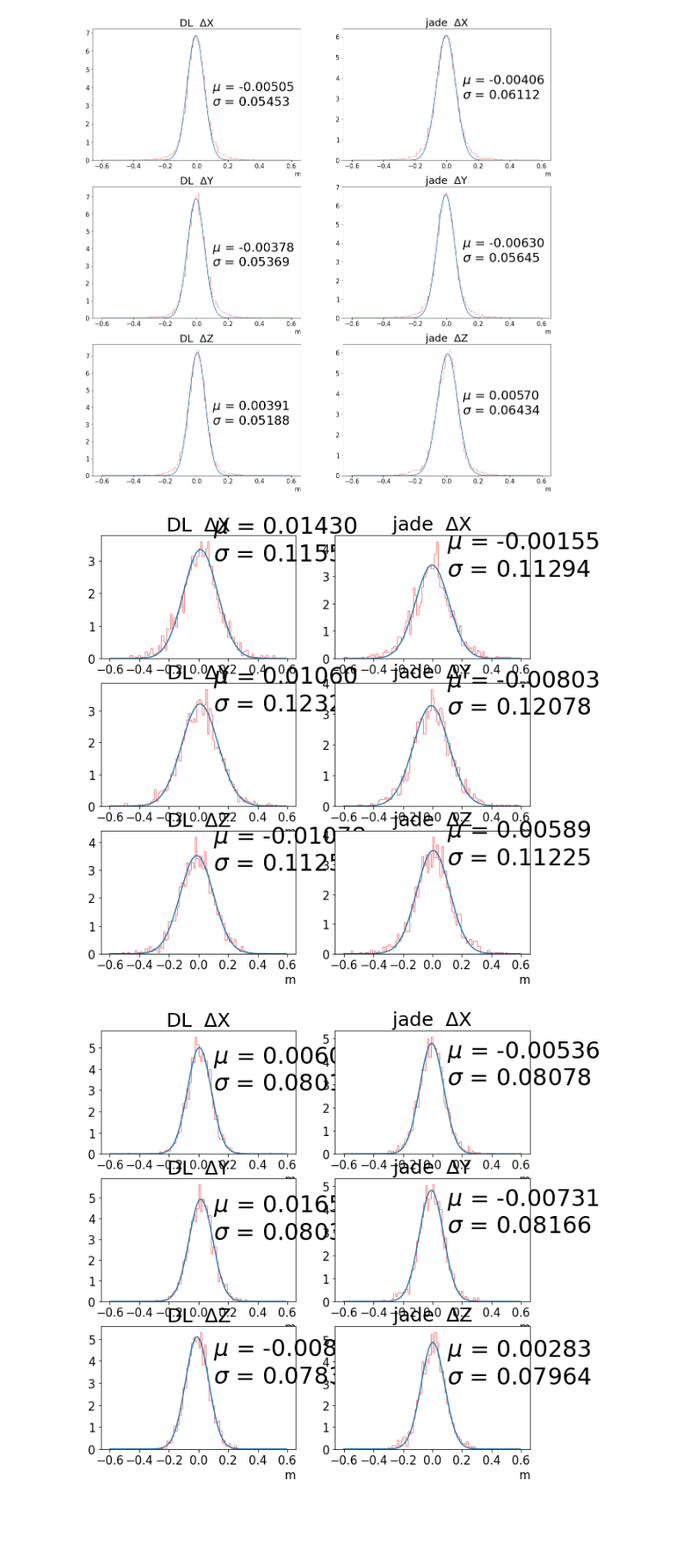
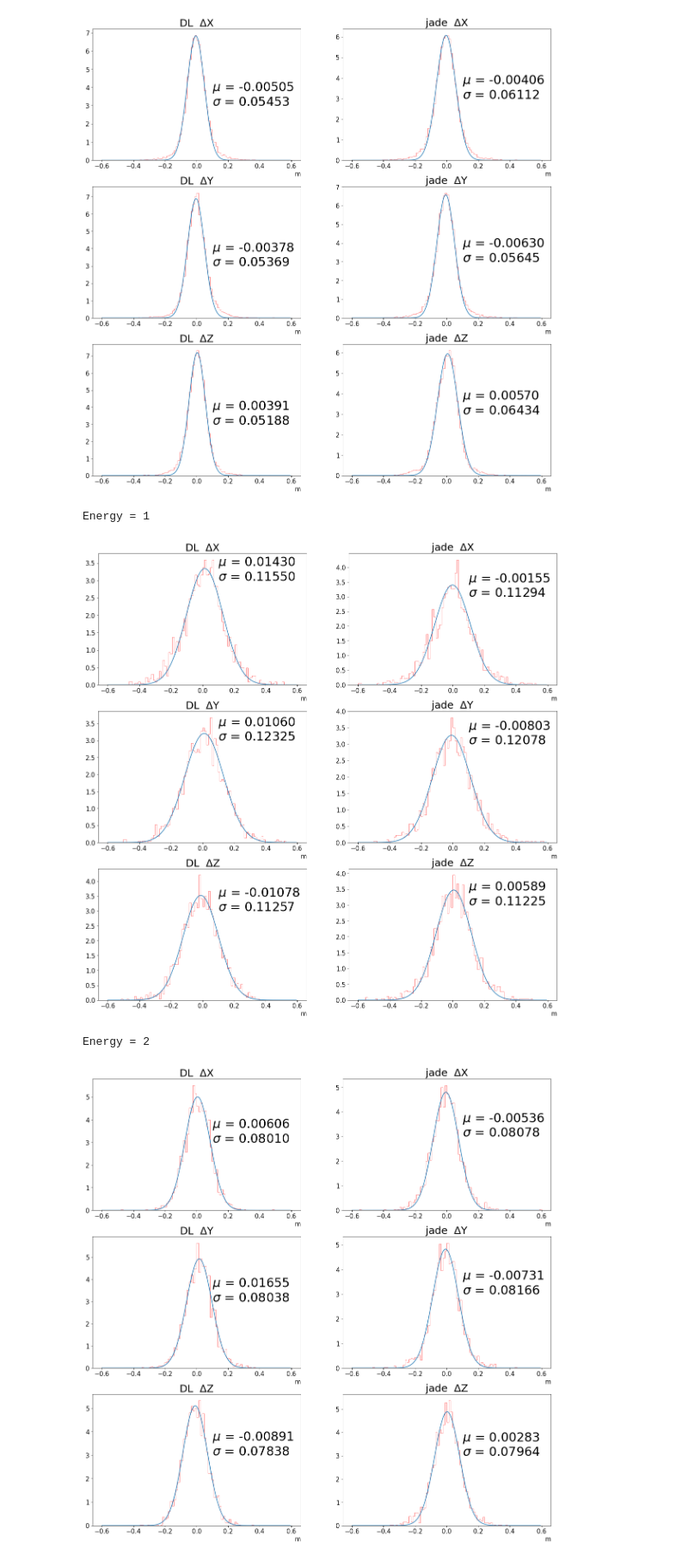
Before and after one commit to chyoo92/JSNS2_vertex, a Jupyter notebook: plot_jade_energy-Copy1.ipynb, the cells around one changed output. Shown at 86% size. Cells and saved outputs as stored; diff of their text form; code cells hidden in the pictures; blank space fills up the shorter version.

```diff
--- a/plot_jade_energy-Copy1.ipynb
+++ b/plot_jade_energy-Copy1.ipynb
@@ -383,7 +383,7 @@ for a in energy_list:
     def gaussian(x, A, mu, sigma):
         f = A*np.exp(-(x-mu)**2/2./sigma**2)
         return f
-    plt.rcParams['figure.figsize'] = (10, 10)
+    plt.rcParams['figure.figsize'] = (20, 20)
     plt.subplot(3,2,1)
     tmp_hist = plt.hist(pred[:,0][energy == a] - label[:,0][energy == a],bins = 100, range = [-ran,ran], color= 'r', alpha = 0.5, density = True, histtype = 'step')
     hist_N = tmp_hist[0]
@@ -490,32 +490,36 @@ for a in energy_list:
     plt.yticks(fontsize = 15)
     plt.xlabel("m", fontsize=15, loc='right')
     plt.text(0.10,3,r'$\mu$ = ' +f"{popt[1]:.5f}"+'\n$\sigma$ = ' +f"{np.abs(popt[2]):.5f}",fontsize=30)
 
     plt.plot(hist_xx, gaussian(hist_xx,*popt),label='fit')
 
 
 
     plt.subplot(3,2,6)
     tmp_hist = plt.hist(jade[:,2][energy == a] - label[:,2][energy == a],bins = 100, range = [-ran,ran], color= 'r', alpha = 0.5, density = True, histtype = 'step')
     hist_N = tmp_hist[0]
     hist_x = []
     for i in range(len(tmp_hist[1])-1):
         tmp = tmp_hist[1]
         hist_x.append((tmp[i] + tmp[i+1])/2.)
     hist_x = np.array(hist_x)
 
     popt, pcov = curve_fit(gaussian, hist_x, hist_N, p0=[10,0.01,0.15], sigma=1./np.sqrt(hist_N), absolute_sigma=True)
     hist_xx = np.arange(-ran, ran,0.6/100.)
     ##A = popt[0]; mu = popt[1]; sigma = popt[2]
     plt.title('jade  ' + r'$\Delta$Z',fontsize = 25)
     plt.xticks(fontsize = 15)
     plt.yticks(fontsize = 15)
     plt.xlabel("m", fontsize=15, loc='right')
     plt.text(0.10,3,r'$\mu$ = ' +f"{popt[1]:.5f}"+'\n$\sigma$ = ' +f"{np.abs(popt[2]):.5f}",fontsize=30)
 
     plt.plot(hist_xx, gaussian(hist_xx,*popt),label='fit')
+    print('Energy = ' + str(a))
+
 
     plt.show()
 # %% [output]
+Energy = 1
-[figure, old version]
+[figure, new version]
+Energy = 2
-[figure, old version]
+[figure, new version]
```
Also changed, not shown: parts of 13 cells of this notebook, 14 other files.
